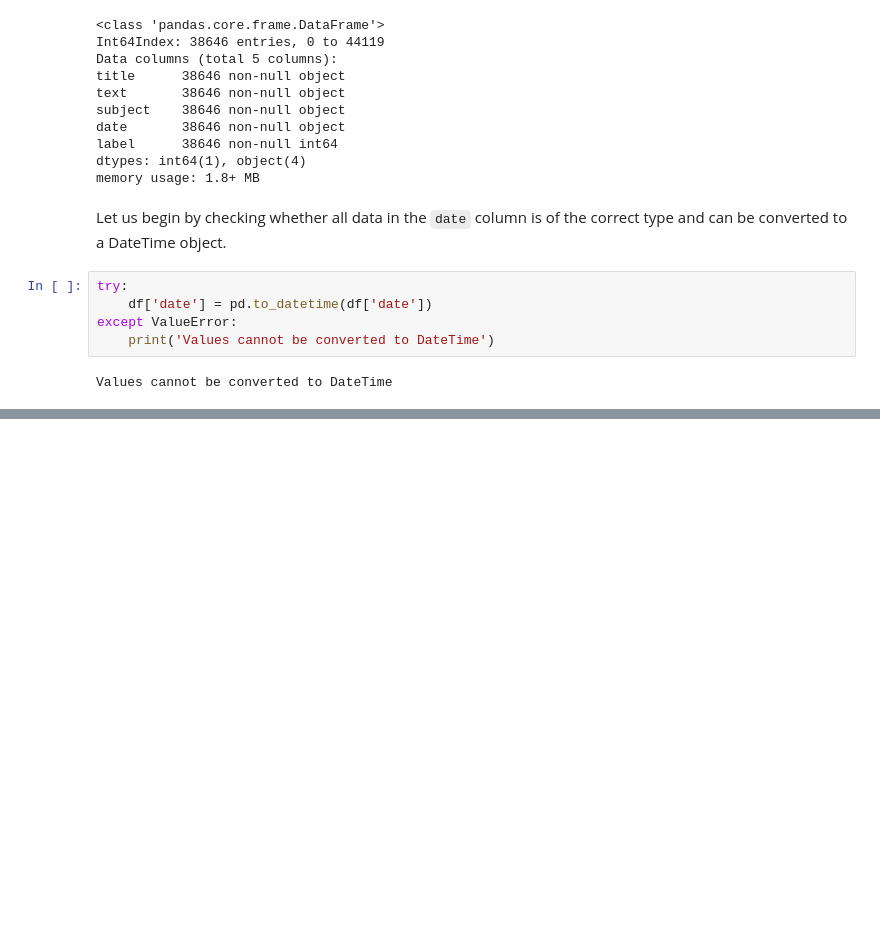
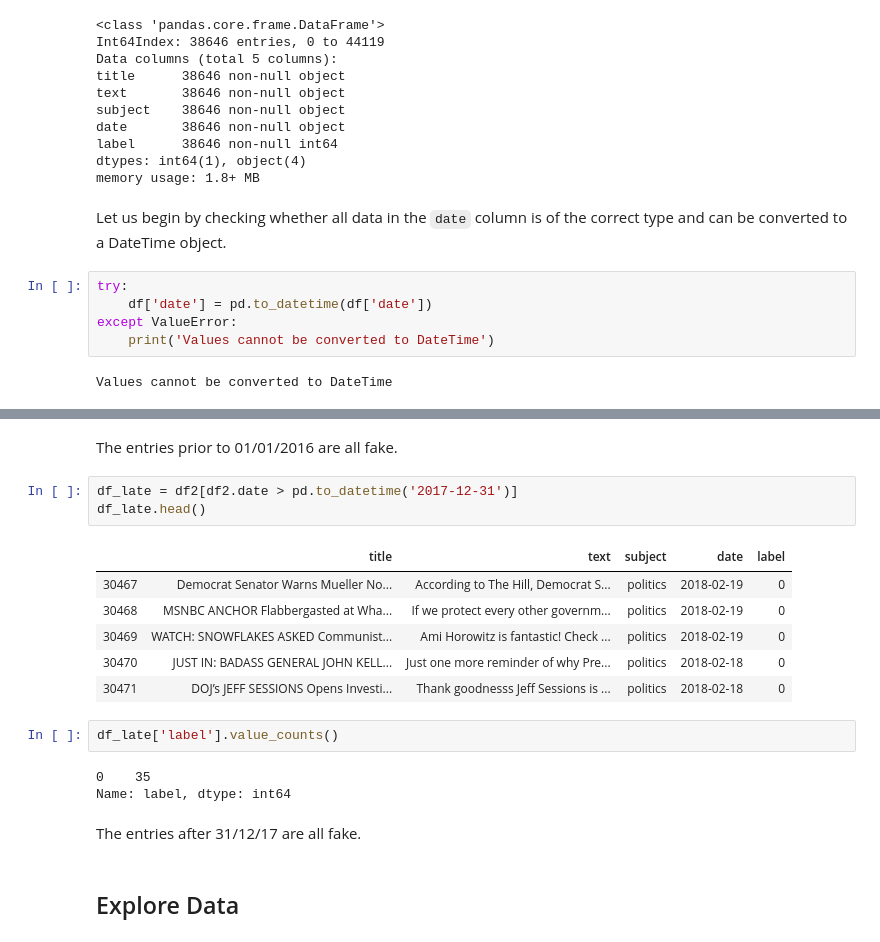
Before and after one commit to nadinezab/fake-news, a Jupyter notebook: 1_EDA.ipynb, the cells around one changed output, grey strips where cells are left out. Cells and saved outputs as stored; diff of their text form; blank space fills up the shorter version.

```diff
--- a/1_EDA.ipynb
+++ b/1_EDA.ipynb
@@ -172,0 +248,21 @@ Values cannot be converted to DateTime
+# %% [markdown]
+The entries prior to 01/01/2016 are all fake.
+# %%
+df_late = df2[df2.date > pd.to_datetime('2017-12-31')]
+df_late.head()
+# %% [output]
+|  | title | text | subject | date | label |
+| 30467 | Democrat Senator Warns Mueller No... | According to The Hill, Democrat S... | politics | 2018-02-19 | 0 |
+| 30468 | MSNBC ANCHOR Flabbergasted at Wha... | If we protect every other governm... | politics | 2018-02-19 | 0 |
+| 30469 | WATCH: SNOWFLAKES ASKED Communist... | Ami Horowitz is fantastic! Check ... | politics | 2018-02-19 | 0 |
+| 30470 | JUST IN: BADASS GENERAL JOHN KELL... | Just one more reminder of why Pre... | politics | 2018-02-18 | 0 |
+| 30471 | DOJ’s JEFF SESSIONS Opens Investi... | Thank goodnesss Jeff Sessions is ... | politics | 2018-02-18 | 0 |
+# %%
+df_late['label'].value_counts()
+# %% [output]
+0    35
+Name: label, dtype: int64
+# %% [markdown]
+The entries after 31/12/17 are all fake.
+# %% [markdown]
+## Explore Data
```
Also changed, not shown: parts of 9 cells of this notebook.
